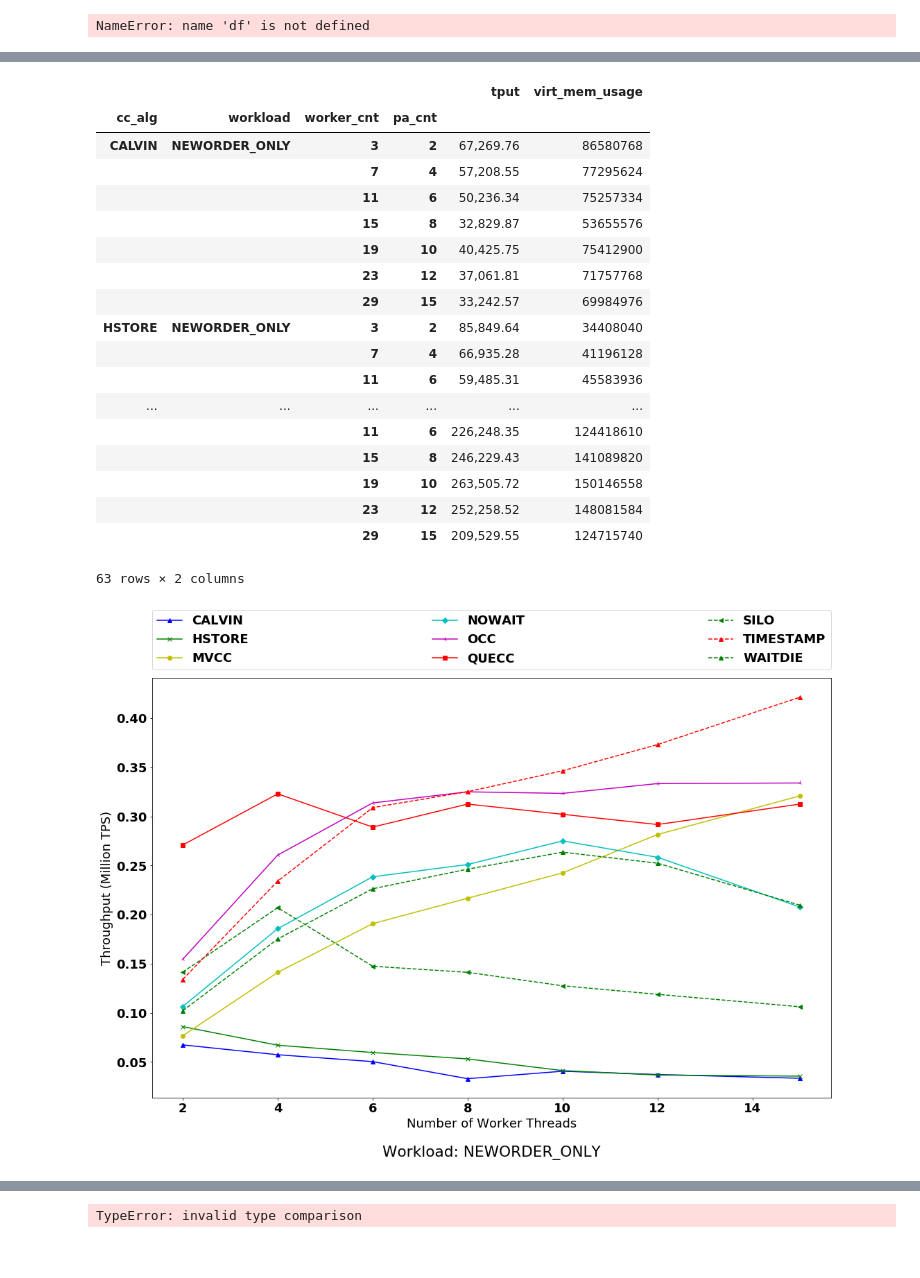
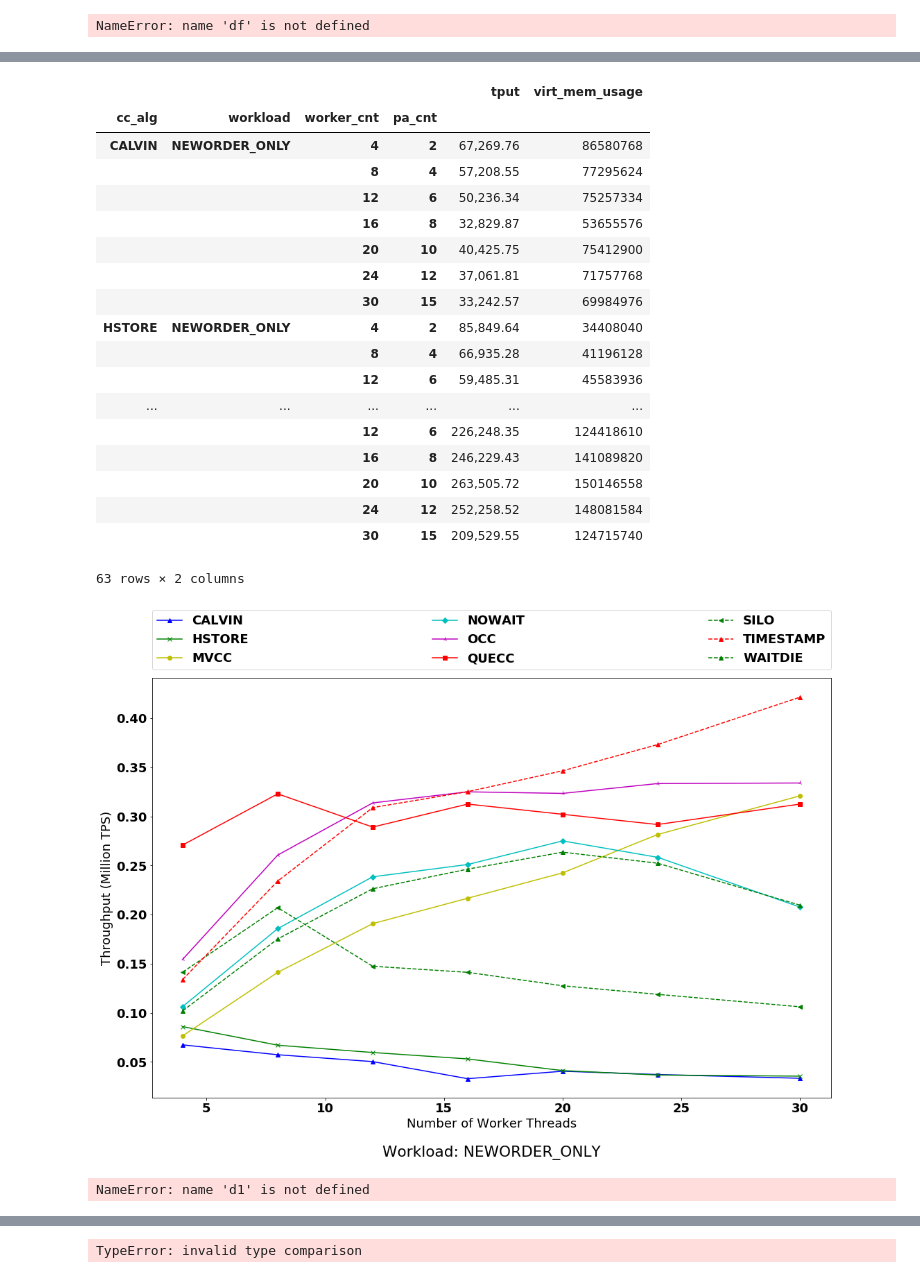
Before and after one commit to qadahtm/deneva, a Jupyter notebook: pynb/QueCC.ipynb, the cells around one changed output, grey strips where cells are left out. Saved outputs shown, nothing was run; the diff lists cells and outputs as text; code cells hidden in the pictures.

```diff
--- a/pynb/QueCC.ipynb
+++ b/pynb/QueCC.ipynb
@@ -513,12 +513,12 @@ def parse_directory(directory):
                 if (cc_alg == 'QUECC'):
                     data['worker_cnt'].append(int(e_data['g_thread_cnt'])*2)
                 else:
-                    data['worker_cnt'].append(int(e_data['g_thread_cnt']))
+                    data['worker_cnt'].append(int(e_data['g_thread_cnt']+1))
 
             if (cc_alg == 'QUECC'):
                 data['worker_cnt'].append(pt_cnt+et_cnt)
             else:
-                data['worker_cnt'].append(int(e_data['g_thread_cnt']))
+                data['worker_cnt'].append(int(e_data['g_thread_cnt'])+1)
 
 
             #fixed-mode
@@ -603,6 +603,9 @@ df
 # %% [output]
 NameError: name 'df' is not defined
 # %%
+agg_req_normal = {'tput':'mean','virt_mem_usage':'mean'}
+agg_req = agg_req_normal
+
 tpcc_neworder_only = "/Users/qadahtm/Dev/halstead/deneva_project/deneva/exp_results/all_neworder_tpcc_mpt_o3"
 df_tpcc_neworder_only = pd.DataFrame(parse_directory(tpcc_neworder_only))
 
@@ -631,9 +634,6 @@ del df_tpcc_payment_only['commit_strategy']
 df_tpcc_payment_only['workload'] = "PAYMENT_ONLY"
 # df_tpcc_payment_only = df_tpcc_payment_only[df_tpcc_payment_only.cc_alg != 'QUECC']
 
-
-agg_req_normal = {'tput':'mean','virt_mem_usage':'mean'}
-agg_req = agg_req_normal
 grouped_tpcc_payment_only = df_tpcc_payment_only.groupby(['cc_alg','workload','worker_cnt','pa_cnt']).agg(agg_req)
 # grouped_tpcc_neworder_only = df_tpcc_neworder_only.groupby(['cc_alg','workload','worker_cnt','pa_cnt']).agg(agg_req)
 
@@ -669,9 +669,9 @@ for t in ztheta:
         line_labels.append(ll)
         yvals = list(grouped_f.loc[a,t]['tput'])
         yvals_s = list( map(lambda x : x/us, yvals))
-        xvals = list(grouped_f.loc[a,t].index.levels[1])
-        print(yvals)
-        print(xvals)
+        xvals = list(grouped_f.loc[a,t].index.get_level_values(0))
+#         print(yvals)
+#         print(xvals)
         line_yvals.append(yvals_s)
         line_xvals.append(xvals)
         line_theta.append(t)
@@ -758,24 +758,24 @@ NEWORDER_ONLY
 111
 |  |  |  |  | tput | virt_mem_usage |
 | cc_alg | workload | worker_cnt | pa_cnt |  |  |
-| CALVIN | NEWORDER_ONLY | 3 | 2 | 67,269.76 | 86580768 |
-|  |  | 7 | 4 | 57,208.55 | 77295624 |
-|  |  | 11 | 6 | 50,236.34 | 75257334 |
-|  |  | 15 | 8 | 32,829.87 | 53655576 |
-|  |  | 19 | 10 | 40,425.75 | 75412900 |
-|  |  | 23 | 12 | 37,061.81 | 71757768 |
-|  |  | 29 | 15 | 33,242.57 | 69984976 |
-| HSTORE | NEWORDER_ONLY | 3 | 2 | 85,849.64 | 34408040 |
-|  |  | 7 | 4 | 66,935.28 | 41196128 |
-|  |  | 11 | 6 | 59,485.31 | 45583936 |
+| CALVIN | NEWORDER_ONLY | 4 | 2 | 67,269.76 | 86580768 |
+|  |  | 8 | 4 | 57,208.55 | 77295624 |
+|  |  | 12 | 6 | 50,236.34 | 75257334 |
+|  |  | 16 | 8 | 32,829.87 | 53655576 |
+|  |  | 20 | 10 | 40,425.75 | 75412900 |
+|  |  | 24 | 12 | 37,061.81 | 71757768 |
+|  |  | 30 | 15 | 33,242.57 | 69984976 |
+| HSTORE | NEWORDER_ONLY | 4 | 2 | 85,849.64 | 34408040 |
+|  |  | 8 | 4 | 66,935.28 | 41196128 |
+|  |  | 12 | 6 | 59,485.31 | 45583936 |
 | ... | ... | ... | ... | ... | ... |
-|  |  | 11 | 6 | 226,248.35 | 124418610 |
-|  |  | 15 | 8 | 246,229.43 | 141089820 |
-|  |  | 19 | 10 | 263,505.72 | 150146558 |
-|  |  | 23 | 12 | 252,258.52 | 148081584 |
-|  |  | 29 | 15 | 209,529.55 | 124715740 |
+|  |  | 12 | 6 | 226,248.35 | 124418610 |
+|  |  | 16 | 8 | 246,229.43 | 141089820 |
+|  |  | 20 | 10 | 263,505.72 | 150146558 |
+|  |  | 24 | 12 | 252,258.52 | 148081584 |
+|  |  | 30 | 15 | 209,529.55 | 124715740 |
 63 rows × 2 columns
-[figure, old version]
+[figure, new version]
 # %%
 ### d1 = "/Users/qadahtm/Dev/halstead/deneva_project/deneva/exp_results/normal_mode_withdb_simple_eagersplit_zt0_zt6_zt9_tdg_commit"
 d2 = "/Users/qadahtm/Dev/halstead/deneva_project/deneva/exp_results/normal_mode_withdb_simple_eagersplit_zt95_zt99_tdg_commit"
@@ -794,6 +794,8 @@ dff = pd.concat([df1,df2,df3,df4])
 # dff = dff[dff.cc_alg != 'OCC']
 del dff['commit_strategy']
 # dff.to_csv()
+# %% [output]
+NameError: name 'd1' is not defined
 # %%
 dff
 # %% [output]
```
Also changed, not shown: parts of 5 cells of this notebook, 8 other files.
